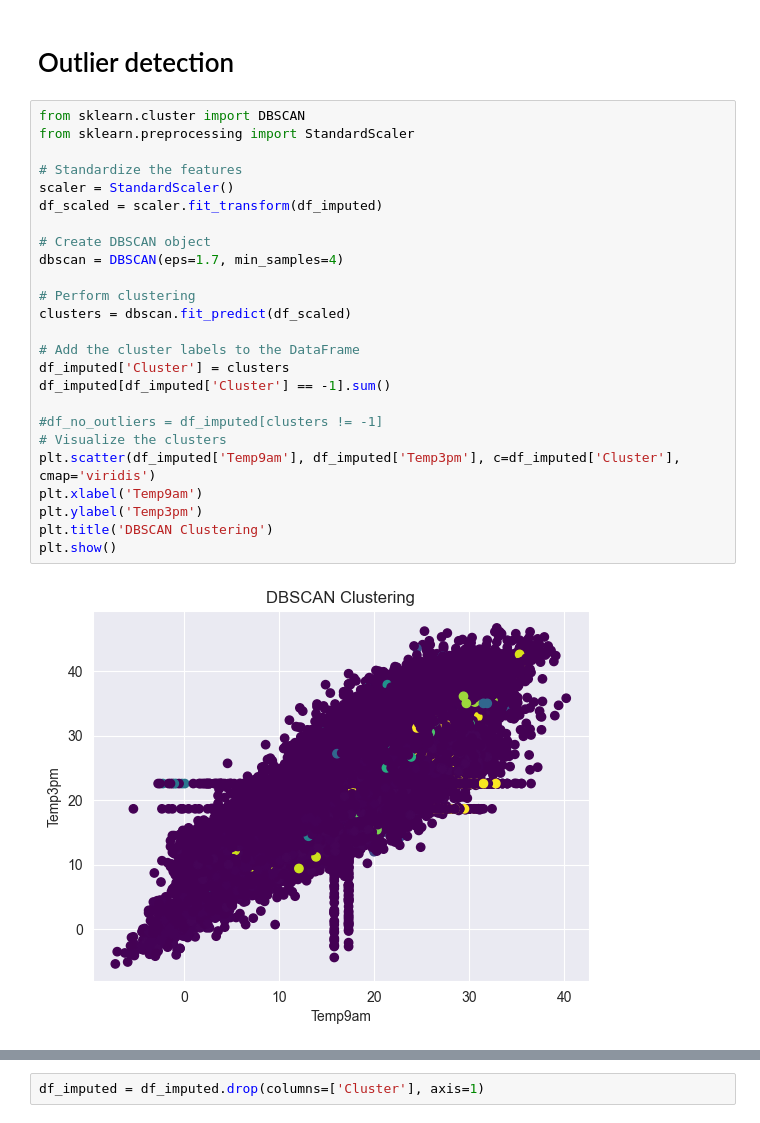
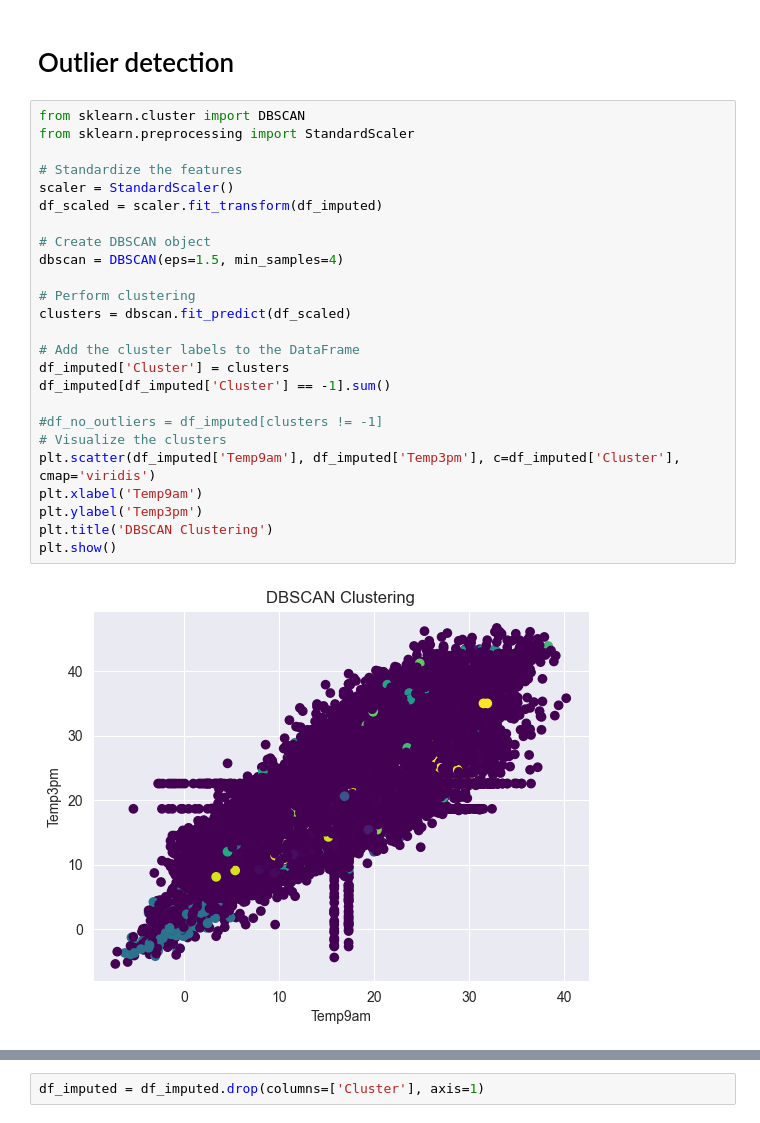
Before and after one commit to pasquale9197/Rainfall-prediction-in-Australia-a-Data-Mining-project, a Jupyter notebook: ProgettoDataMining1.ipynb, the cells around one changed output, grey strips where cells are left out. Drawn from its saved outputs; the diff is of its cells as text.

```diff
--- a/ProgettoDataMining1.ipynb
+++ b/ProgettoDataMining1.ipynb
@@ -530,30 +537,30 @@ plt.show()
 # %%
 from sklearn.cluster import DBSCAN
 from sklearn.preprocessing import StandardScaler
 
 # Standardize the features
 scaler = StandardScaler()
 df_scaled = scaler.fit_transform(df_imputed)
 
 # Create DBSCAN object
-dbscan = DBSCAN(eps=1.7, min_samples=4)
+dbscan = DBSCAN(eps=1.5, min_samples=4)
 
 # Perform clustering
 clusters = dbscan.fit_predict(df_scaled)
 
 # Add the cluster labels to the DataFrame
 df_imputed['Cluster'] = clusters
 df_imputed[df_imputed['Cluster'] == -1].sum()
 
 #df_no_outliers = df_imputed[clusters != -1]
 # Visualize the clusters
 plt.scatter(df_imputed['Temp9am'], df_imputed['Temp3pm'], c=df_imputed['Cluster'], cmap='viridis')
 plt.xlabel('Temp9am')
 plt.ylabel('Temp3pm')
 plt.title('DBSCAN Clustering')
 plt.show()
 # %% [output]
-[figure, old version]
+[figure, new version]
 # %%
 df_imputed = df_imputed[clusters != -1]
 
```
Also changed, not shown: parts of 96 cells of this notebook, 1 other file.
